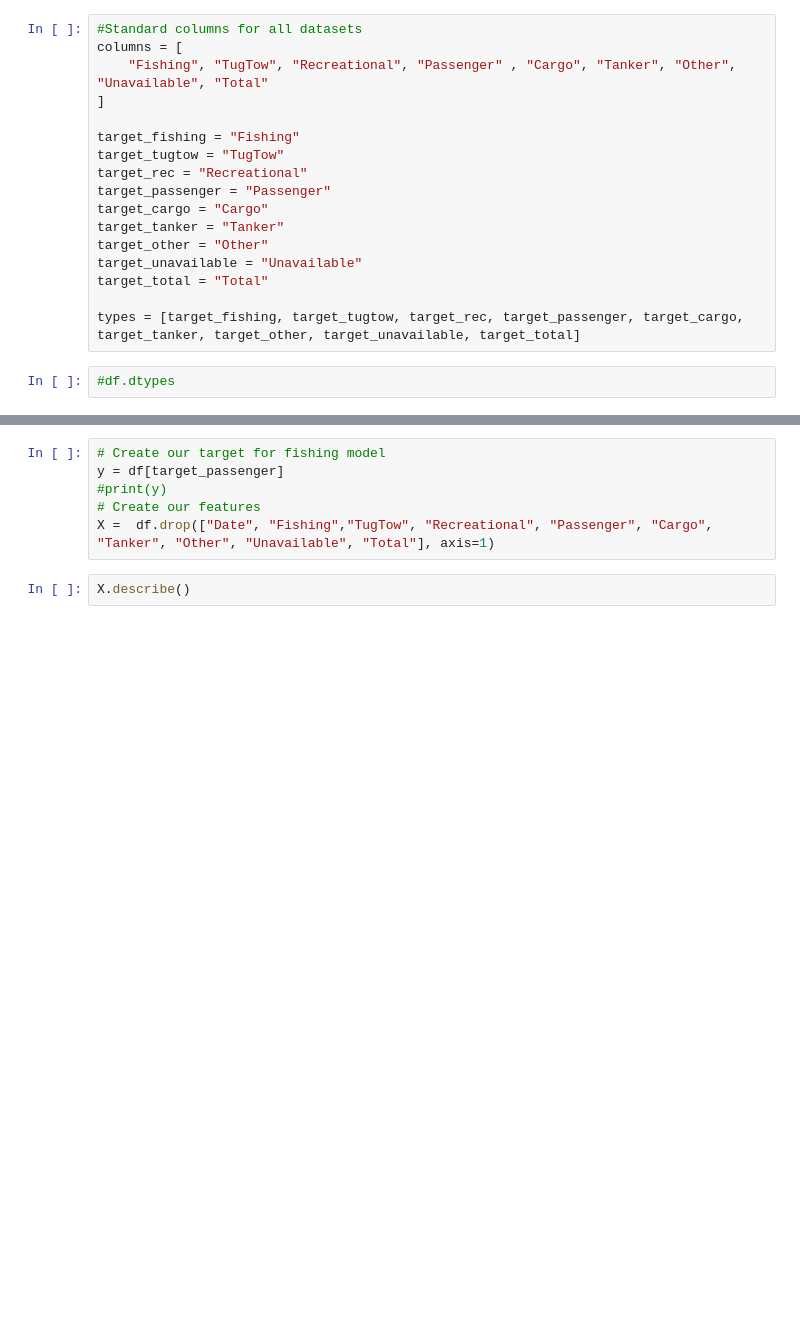
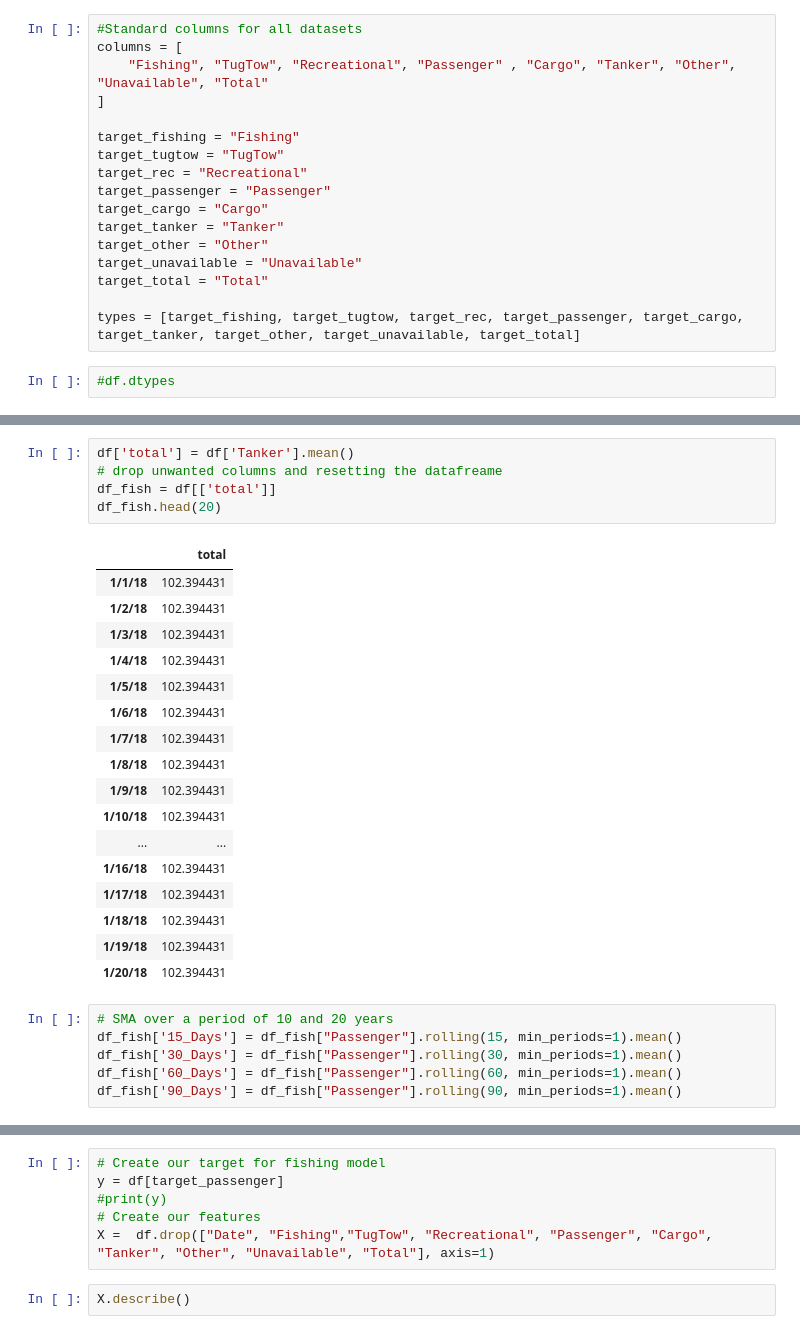
Before and after one commit to DBatterman/AIS_Vessel_Efforts_Project, a Jupyter notebook: provisional_machine_learning_model.ipynb, the cells around one changed output, grey strips where cells are left out. Cells and saved outputs as stored; diff of their text form; blank space fills up the shorter version.

```diff
--- a/provisional_machine_learning_model.ipynb
+++ b/provisional_machine_learning_model.ipynb
@@ -72,0 +71,29 @@ df.head(15)
+# %%
+df['total'] = df['Tanker'].mean()
+# drop unwanted columns and resetting the datafreame
+df_fish = df[['total']]
+df_fish.head(20)
+# %% [output]
+|  | total |
+| 1/1/18 | 102.394431 |
+| 1/2/18 | 102.394431 |
+| 1/3/18 | 102.394431 |
+| 1/4/18 | 102.394431 |
+| 1/5/18 | 102.394431 |
+| 1/6/18 | 102.394431 |
+| 1/7/18 | 102.394431 |
+| 1/8/18 | 102.394431 |
+| 1/9/18 | 102.394431 |
+| 1/10/18 | 102.394431 |
+| ... | ... |
+| 1/16/18 | 102.394431 |
+| 1/17/18 | 102.394431 |
+| 1/18/18 | 102.394431 |
+| 1/19/18 | 102.394431 |
+| 1/20/18 | 102.394431 |
+# %%
+# SMA over a period of 10 and 20 years
+df_fish['15_Days'] = df_fish["Passenger"].rolling(15, min_periods=1).mean()
+df_fish['30_Days'] = df_fish["Passenger"].rolling(30, min_periods=1).mean()
+df_fish['60_Days'] = df_fish["Passenger"].rolling(60, min_periods=1).mean()
+df_fish['90_Days'] = df_fish["Passenger"].rolling(90, min_periods=1).mean()
```
Also changed, not shown: parts of 14 cells of this notebook, 2 other files.
